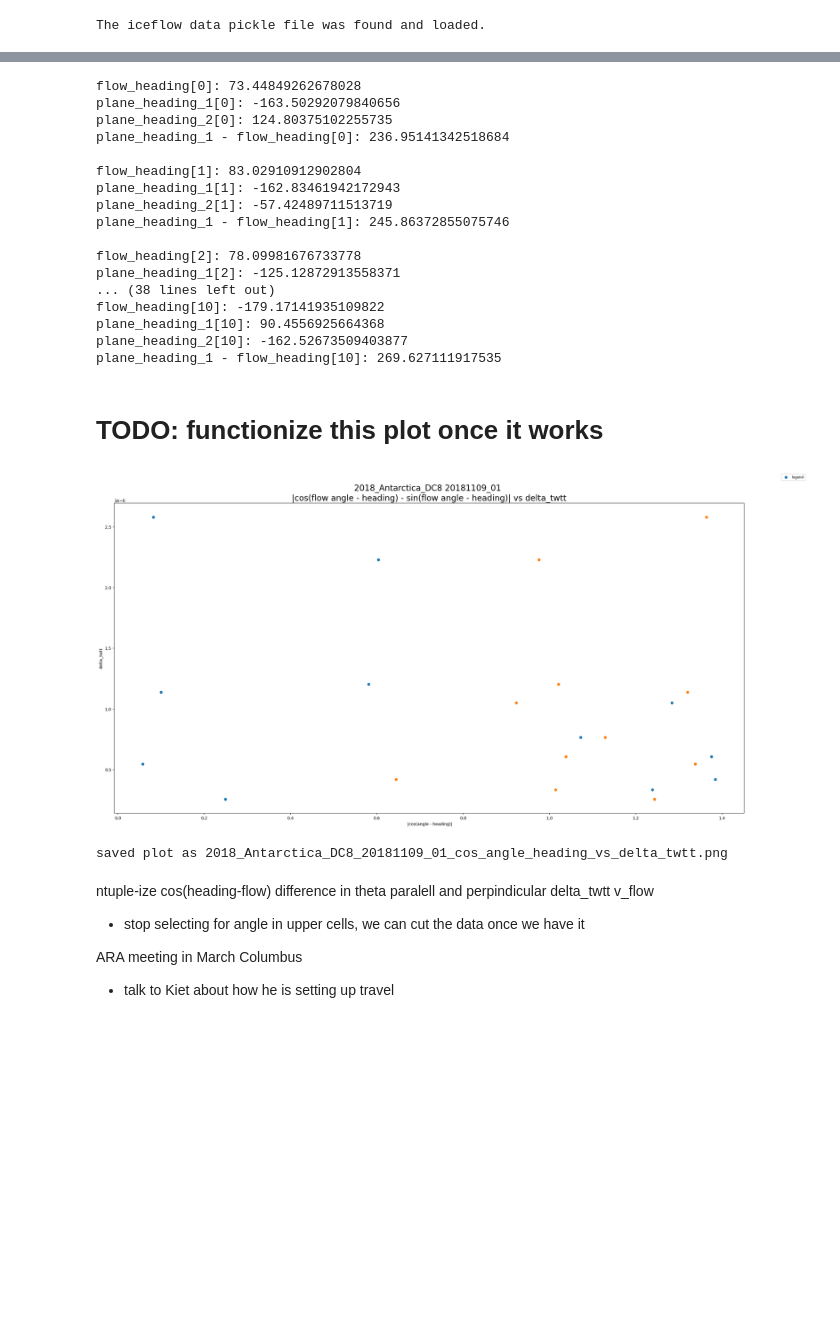
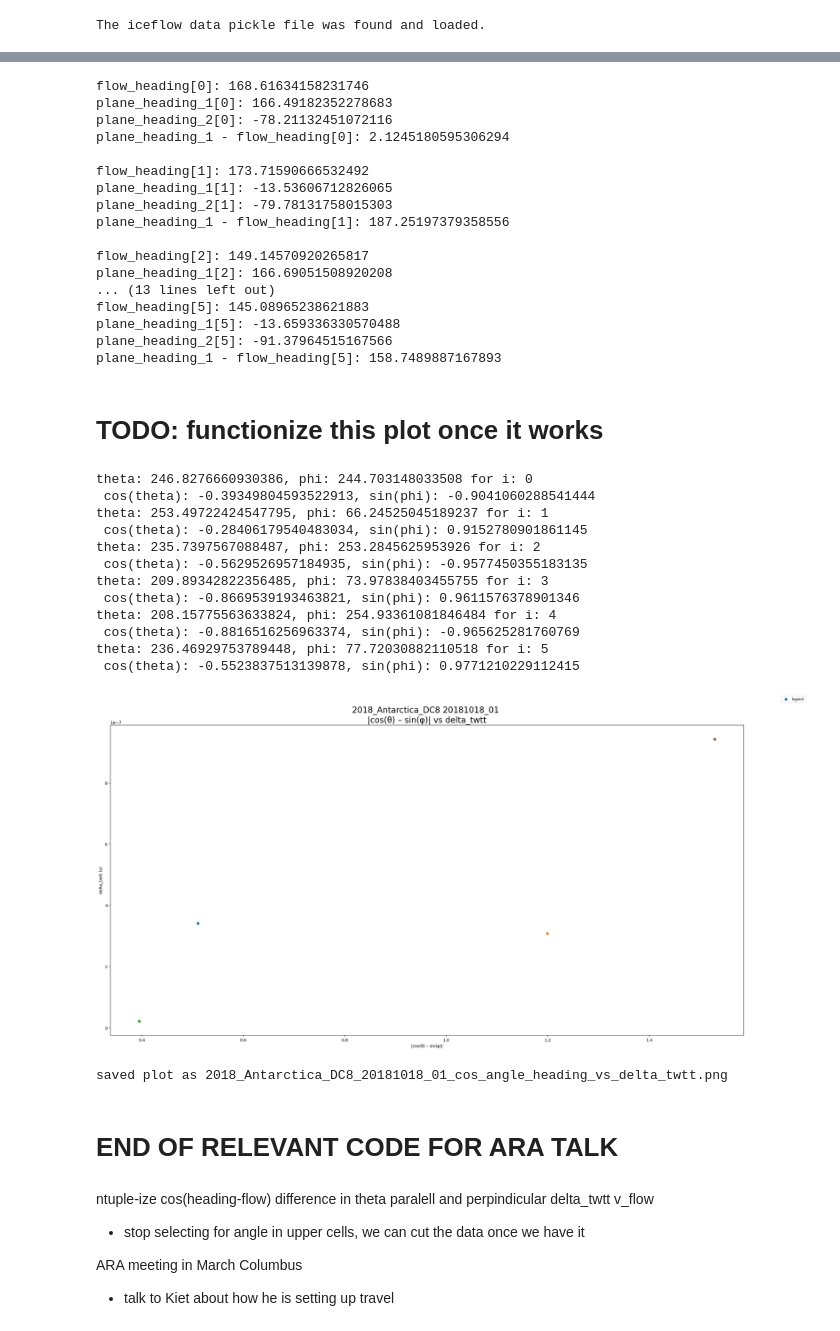
Before and after one commit to richardmoser/cresis_project, a Jupyter notebook: doit.ipynb, the cells around one changed output, grey strips where cells are left out. Saved outputs shown, nothing was run; the diff lists cells and outputs as text; code cells hidden in the pictures; blank space fills up the shorter version.

```diff
--- a/doit.ipynb
+++ b/doit.ipynb
@@ -22,9 +30,10 @@ seg_length = 100
 season = "2018_Antarctica_DC8" # a layerData season
 # season = "2016_Antarctica_DC8" # a season with both layer and layerData
 # season = "2014_Antarctica_DC8" # a layerData season
-flight = "20181030_01"  # the flight date and frame number
-flight = "20181103_01"
-flight = "20181109_01"
+flight = "20181030_01"  # the flight date and frame numbe
+flight = "20181018_01"
+# flight = "20181103_01"
+# flight = "20181109_01"
 # flight = "20181112_02"  # the problem flight
 # flight = "20161024_05"
 # flight = "20161111_05"
@@ -410,7 +423,9 @@ for i in range(len(intersection_indices)):
     plane_heading_2.append(find_heading(layers[0], intersection_indices[i][1]))
     print(f"heading_2[{i}]: {plane_heading_2[i]}")
 
-    plane_flow_angle = min(abs(plane_heading_1[i] - flow_heading[i]), abs(plane_heading_2[i] - flow_heading[i]))
+    # plane_flow_angle = min(abs(plane_heading_1[i] - flow_heading[i]), abs(plane_heading_2[i] - flow_heading[i]))
+    plane_flow_angle = max(abs(plane_heading_1[i] - flow_heading[i]), abs(plane_heading_2[i] - flow_heading[i]))
+
     print(f"plane_flow_angle: {plane_flow_angle}")
     angle.append(plane_flow_angle)
 
@@ -468,23 +483,23 @@ for i in range(len(flow_heading)):
     print(f"plane_heading_2[{i}]: {plane_heading_2[i]}")
     print(f"plane_heading_1 - flow_heading[{i}]: {abs(plane_heading_1[i] - flow_heading[i])}\n")
 # %% [output]
-flow_heading[0]: 73.44849262678028
-plane_heading_1[0]: -163.50292079840656
-plane_heading_2[0]: 124.80375102255735
-plane_heading_1 - flow_heading[0]: 236.95141342518684
+flow_heading[0]: 168.61634158231746
+plane_heading_1[0]: 166.49182352278683
+plane_heading_2[0]: -78.21132451072116
+plane_heading_1 - flow_heading[0]: 2.1245180595306294
 
-flow_heading[1]: 83.02910912902804
-plane_heading_1[1]: -162.83461942172943
-plane_heading_2[1]: -57.42489711513719
-plane_heading_1 - flow_heading[1]: 245.86372855075746
+flow_heading[1]: 173.71590666532492
+plane_heading_1[1]: -13.53606712826065
+plane_heading_2[1]: -79.78131758015303
+plane_heading_1 - flow_heading[1]: 187.25197379358556
 
-flow_heading[2]: 78.09981676733778
-plane_heading_1[2]: -125.12872913558371
-... (38 lines left out)
-flow_heading[10]: -179.17141935109822
-plane_heading_1[10]: 90.4556925664368
-plane_heading_2[10]: -162.52673509403877
-plane_heading_1 - flow_heading[10]: 269.627111917535
+flow_heading[2]: 149.14570920265817
+plane_heading_1[2]: 166.69051508920208
+... (13 lines left out)
+flow_heading[5]: 145.08965238621883
+plane_heading_1[5]: -13.659336330570488
+plane_heading_2[5]: -91.37964515167566
+plane_heading_1 - flow_heading[5]: 158.7489887167893
 # %% [markdown]
 # TODO: functionize this plot once it works
 # %%
@@ -504,40 +519,64 @@ plt.figure(figsize=(24, 12), layout='constrained')
 # plt.scatter(np.abs(np.cos(np.radians(np.array(flow_heading) - np.array(plane_heading_2)))), delta_twtt, label='segment 2')
 
 # |cos(angle - heading) - sin(angle - heading) |vs delta_twtt
-plt.scatter(np.abs(np.cos(np.radians(np.array(angle) - np.array(plane_heading_1))) - np.sin(np.radians(np.array(angle) - np.array(plane_heading_1)))), delta_twtt, label='segment 1')  # angle - heading
-plt.scatter(np.abs(np.cos(np.radians(np.array(angle) - np.array(plane_heading_2))) - np.sin(np.radians(np.array(angle) - np.array(plane_heading_2)))), delta_twtt, label='segment 2')
+# plt.scatter(np.abs(np.cos(np.radians(np.array(angle) - np.array(plane_heading_1))) - np.sin(np.radians(np.array(angle) - np.array(plane_heading_1)))), delta_twtt, label='segment 1')  # angle - heading
+# plt.scatter(np.abs(np.cos(np.radians(np.array(angle) - np.array(plane_heading_2))) - np.sin(np.radians(np.array(angle) - np.array(plane_heading_2)))), delta_twtt, label='segment 2')
+
+# |cos(θ) – sin(φ)| vs delta_twtt. theta is the angle between the flow vector and the plane heading on segment 1, phi is the angle between the plane headings on segments 1 and 2
+for i in range(len(delta_twtt)):
+    theta = angle[i]
+    phi = abs(plane_heading_1[i] - plane_heading_2[i])
+    print(f"theta: {theta}, phi: {phi} for i: {i}\n cos(theta): {np.cos(np.radians(theta))}, sin(phi): {np.sin(np.radians(phi))}")
+    plt.scatter(np.abs(np.cos(np.radians(theta)) - np.sin(np.radians(phi))), delta_twtt[i], label='segment 1')  # angle - heading
+
 # for each point, print the index and the delta_twtt
 # for i in range(len(delta_twtt)):
 #     plt.text(np.abs(np.cos(np.radians(np.array(flow_heading[i]) - np.array(plane_heading_1[i])))), delta_twtt[i], f"{i}: {delta_twtt[i]}")
 
 # plt.xlabel(" |cos(angle - heading)| * |velocity|")
-plt.xlabel(" |cos(angle - heading)|")
-plt.ylabel("delta_twtt")
+# plt.xlabel(" |cos(angle - heading)|")
+plt.xlabel("|cos(θ) – sin(φ)|")
+
+plt.ylabel("delta_twtt (s)")
 # plt.title(" |cos(angle - heading)| vs delta_twtt")
 # plt.title(f"{season} {flight} \n|cos(angle - heading)| vs delta_twtt", fontsize=20)
-plt.title(f"{season} {flight} \n|cos(flow angle - heading) - sin(flow angle - heading)| vs delta_twtt", fontsize=20)
+plt.title(f"{season} {flight} \n|cos(θ) – sin(φ)| vs delta_twtt", fontsize=20)
 
 
 plt.legend(["legend"], fontsize='smaller', loc='upper right', bbox_to_anchor=(1.1, 1.1))
 # scale axes to be logarithmic
 # plt.xscale('log')
 plt.yscale('log')
 
 
 # save the plot as a png file with a high dpi named after the season and flight
 plt.savefig(f"{season}_{flight}_cos_angle_heading_vs_delta_twtt_logy.png", dpi=300)
 
 # plt.show()
 
 plt.yscale('linear')
 # save the plot as a png file with a high dpi named after the season and flight
 plt.savefig(f"{season}_{flight}_cos_angle_heading_vs_delta_twtt_lineary.png", dpi=300)
 plt.show()
 
 print(f"saved plot as {season}_{flight}_cos_angle_heading_vs_delta_twtt.png")
 # %% [output]
+theta: 246.8276660930386, phi: 244.703148033508 for i: 0
+ cos(theta): -0.39349804593522913, sin(phi): -0.9041060288541444
+theta: 253.49722424547795, phi: 66.24525045189237 for i: 1
+ cos(theta): -0.28406179540483034, sin(phi): 0.9152780901861145
+theta: 235.7397567088487, phi: 253.2845625953926 for i: 2
+ cos(theta): -0.5629526957184935, sin(phi): -0.9577450355183135
+theta: 209.89342822356485, phi: 73.97838403455755 for i: 3
+ cos(theta): -0.8669539193463821, sin(phi): 0.9611576378901346
+theta: 208.15775563633824, phi: 254.93361081846484 for i: 4
+ cos(theta): -0.8816516256963374, sin(phi): -0.965625281760769
+theta: 236.46929753789448, phi: 77.72030882110518 for i: 5
+ cos(theta): -0.5523837513139878, sin(phi): 0.9771210229112415
-[figure, old version]
+[figure, new version]
-saved plot as 2018_Antarctica_DC8_20181109_01_cos_angle_heading_vs_delta_twtt.png
+saved plot as 2018_Antarctica_DC8_20181018_01_cos_angle_heading_vs_delta_twtt.png
+# %% [markdown]
+# END OF RELEVANT CODE FOR ARA TALK
 # %%
 # x_data = np.abs(np.cos(np.radians(np.array(angle) - np.array(heading_1))))
 # y_data = delta_twtt
```
Also changed, not shown: parts of 20 cells of this notebook.
